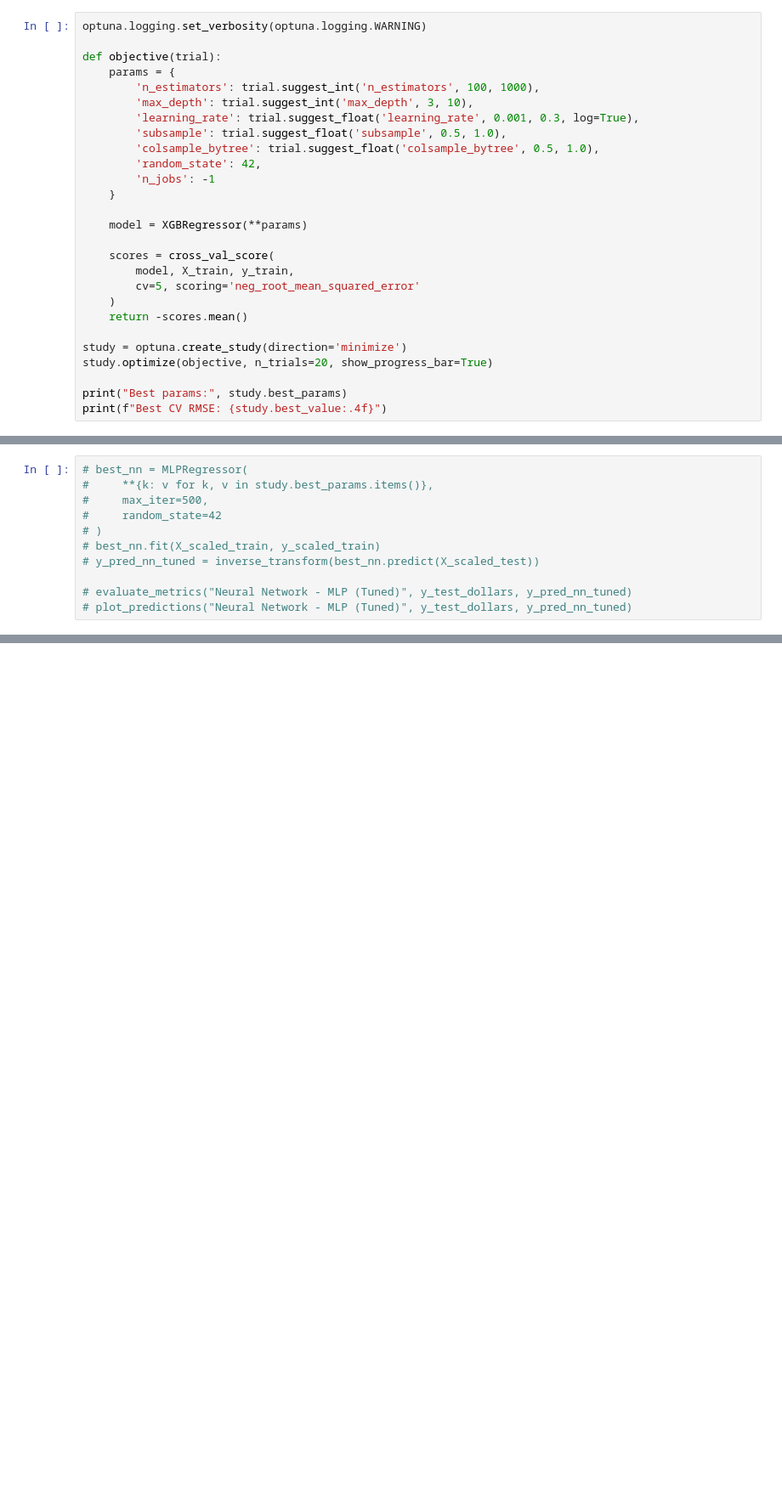
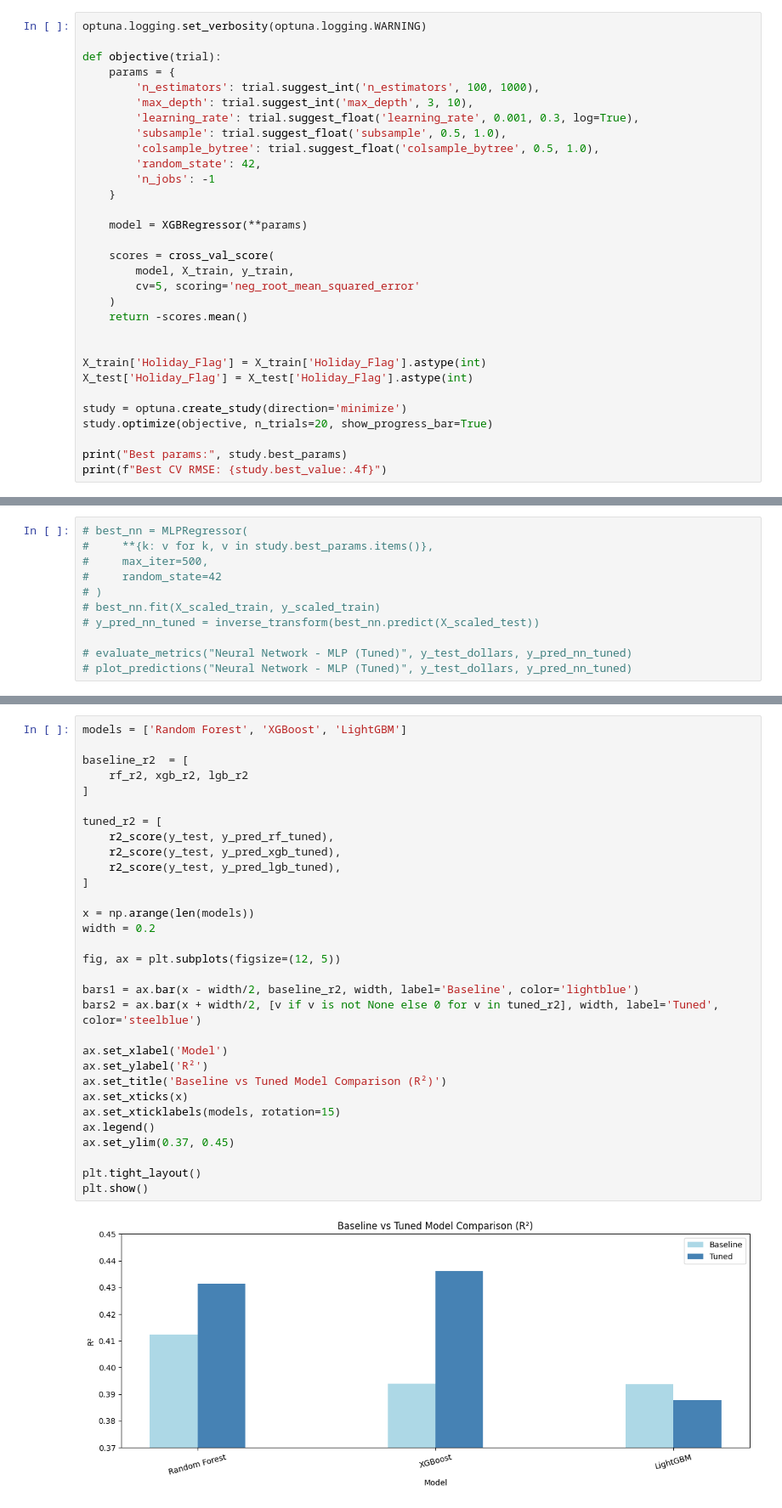
Before and after one commit to BenRyan-8/MarketingAnalytics_CA, a Jupyter notebook: marketinganalyticsCA.ipynb, the cells around one changed output, grey strips where cells are left out. Shown at 85% size. Cells and saved outputs as stored; diff of their text form; blank space fills up the shorter version.

Commit message:
tuned models ran + comparison of results

```diff
--- a/marketinganalyticsCA.ipynb
+++ b/marketinganalyticsCA.ipynb
@@ -734,6 +749,10 @@ def objective(trial):
     )
     return -scores.mean()
 
+
+X_train['Holiday_Flag'] = X_train['Holiday_Flag'].astype(int)
+X_test['Holiday_Flag'] = X_test['Holiday_Flag'].astype(int)
+
 study = optuna.create_study(direction='minimize')
 study.optimize(objective, n_trials=20, show_progress_bar=True)
 
@@ -846,0 +955,33 @@ plot_predictions("LightGBM (Tuned)", y_test, y_pred_lgb_tuned)
+# %%
+models = ['Random Forest', 'XGBoost', 'LightGBM']
+
+baseline_r2  = [
+    rf_r2, xgb_r2, lgb_r2
+]
+
+tuned_r2 = [
+    r2_score(y_test, y_pred_rf_tuned),
+    r2_score(y_test, y_pred_xgb_tuned),
+    r2_score(y_test, y_pred_lgb_tuned),
+]
+
+x = np.arange(len(models))
+width = 0.2
+
+fig, ax = plt.subplots(figsize=(12, 5))
+
+bars1 = ax.bar(x - width/2, baseline_r2, width, label='Baseline', color='lightblue')
+bars2 = ax.bar(x + width/2, [v if v is not None else 0 for v in tuned_r2], width, label='Tuned', color='steelblue')
+
+ax.set_xlabel('Model')
+ax.set_ylabel('R²')
+ax.set_title('Baseline vs Tuned Model Comparison (R²)')
+ax.set_xticks(x)
+ax.set_xticklabels(models, rotation=15)
+ax.legend()
+ax.set_ylim(0.37, 0.45)
+
+plt.tight_layout()
+plt.show()
+# %% [output]
+[figure, added]
```
Also changed, not shown: parts of 9 cells of this notebook.
